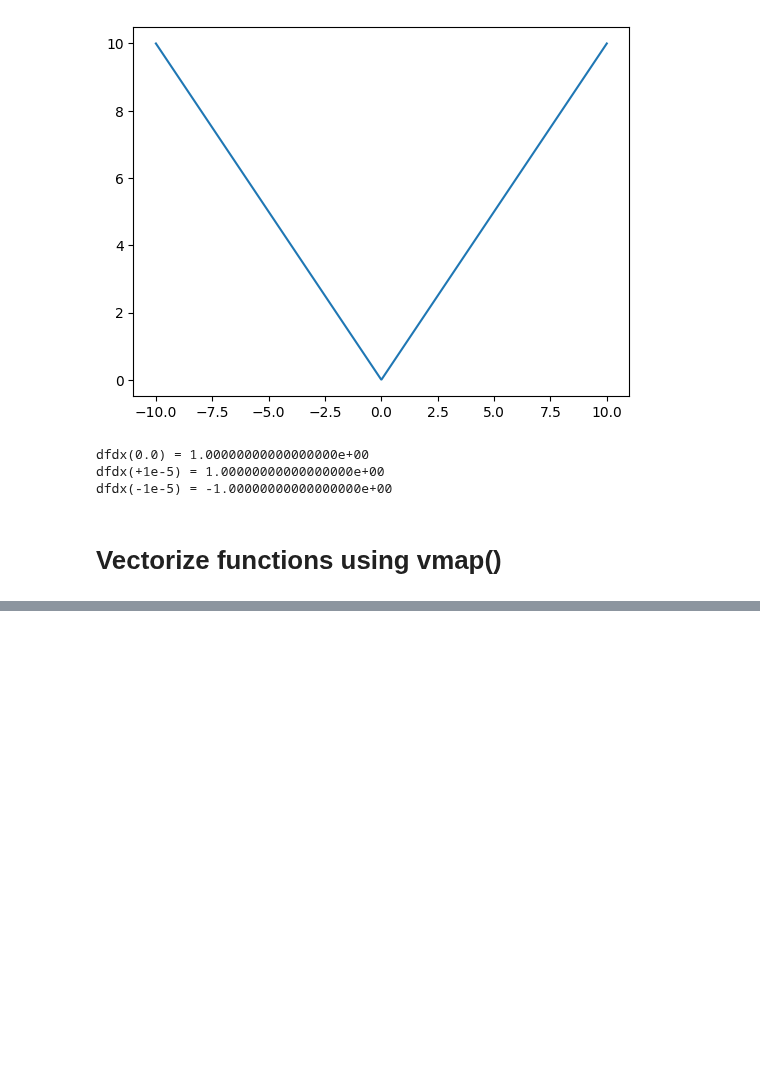
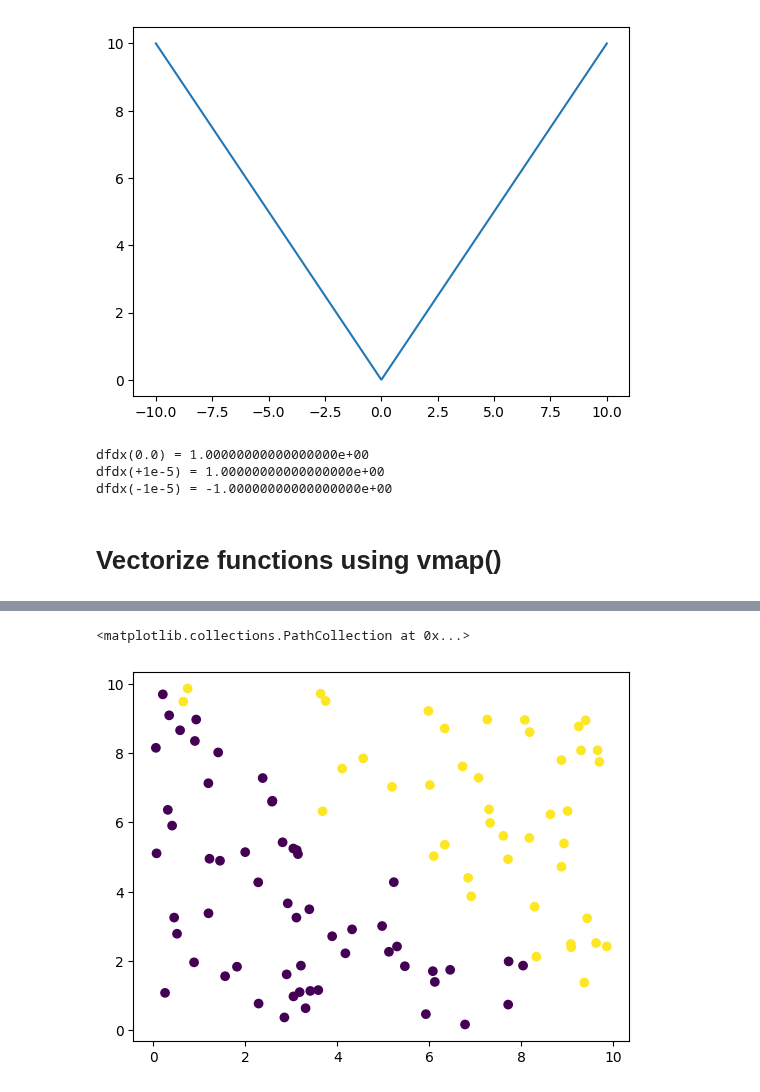
Before and after one commit to ffonti/numerical-analysis-for-machine-learning, a Jupyter notebook: 24:25/2024_10_25.ipynb, the cells around one changed output, grey strips where cells are left out. Drawn from its saved outputs; the diff is of its cells as text; code cells hidden in the pictures; blank space fills up the shorter version.

```diff
--- a/24:25/2024_10_25.ipynb
+++ b/24:25/2024_10_25.ipynb
@@ -184,0 +649,12 @@ dfdx(-1e-5) = -1.00000000000000000e+00
+# %%
+np.random.seed(42)
+n_samples = 100
+
+X = np.random.uniform(0, 10, size=(n_samples, 2))
+y = np.where(X.sum(axis=1) > 10, 1, -1)
+y = y.flatten()
+
+plt.scatter(X[:, 0], X[:, 1], c=y)
+# %% [output]
+<matplotlib.collections.PathCollection at 0x...>
+[figure, added]
```
Also changed, not shown: parts of 47 cells of this notebook.
